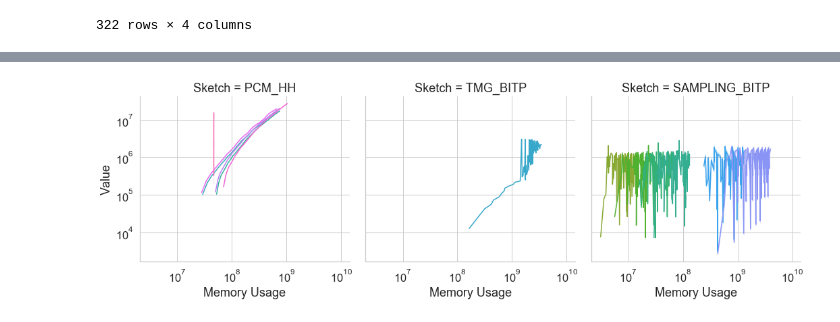
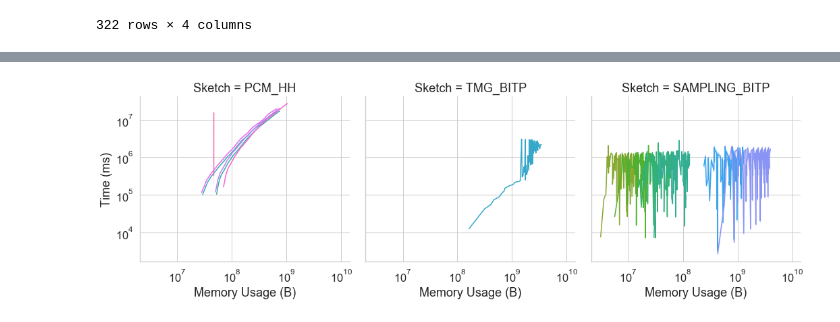
Before and after one commit to Yanqing-UTAH/ATTPCode, a Jupyter notebook: plot/HH_BITP_clientid.ipynb, the cells around one changed output, grey strips where cells are left out. Cells and saved outputs as stored; diff of their text form; code cells hidden in the pictures.

```diff
--- a/plot/HH_BITP_clientid.ipynb
+++ b/plot/HH_BITP_clientid.ipynb
@@ -18,7 +18,7 @@ for i in range(num_files):
 raw_pr = []
 raw_mem = []
 raw_time = []
-for i in range(num_files):
+for i in range(len(s)):
     ln = 0
     query_type = ""
     for line in s[i]:
@@ -51,6 +51,6 @@ for i in range(num_files):
                 t = [sketch[0], ''.join(sketch[1:]), ln, int(t[1].split("=")[0].strip()[:-2])]
                 raw_mem.append(t)
 # %%
-mem_df = pd.DataFrame(raw_mem, columns = ["Sketch", "Param", "Stream Size", "Memory Usage"])
+mem_df = pd.DataFrame(raw_mem, columns = ["Sketch", "Param", "Stream Size", "Memory Usage (B)"])
 mem_df
 # %% [output]
@@ -68,7 +68,7 @@ mem_df
 | 2116 | SAMPLING_BITP | ss3000000use_new_impl2_max | 1352804200 | 4032005056 |
 2117 rows × 4 columns
 # %%
-time_df = pd.DataFrame(raw_time, columns = ["Sketch", "Param", "Stream Size", "Type", "Value"])
+time_df = pd.DataFrame(raw_time, columns = ["Sketch", "Param", "Stream Size", "Type", "Time (ms)"])
 time_df_processed = pd.merge(time_df, mem_df, on = ["Sketch", "Param", "Stream Size"]).drop_duplicates()
 update_time_df = time_df_processed[time_df_processed["Type"] == "Update"]
 update_time_df
@@ -162,7 +163,7 @@ plt.savefig(prefix + 'mem.pdf')
 # %%
-g = sns.relplot(x="Memory Usage", y="Value", hue="Param", style = "Param", col = "Sketch", kind = "line",  dashes = False, data=update_time_df, legend = False)
+g = sns.relplot(x="Memory Usage (B)", y="Time (ms)", hue="Param", style = "Param", col = "Sketch", kind = "line",  dashes = False, data=update_time_df, legend = False)
 g.set(xscale = "log", yscale="log")
 plt.tight_layout()
 plt.savefig(prefix + 'time.pdf')
 # %% [output]
-[figure, old version]
+[figure, new version]
```
Also changed, not shown: parts of 6 cells of this notebook, 3 other files.
